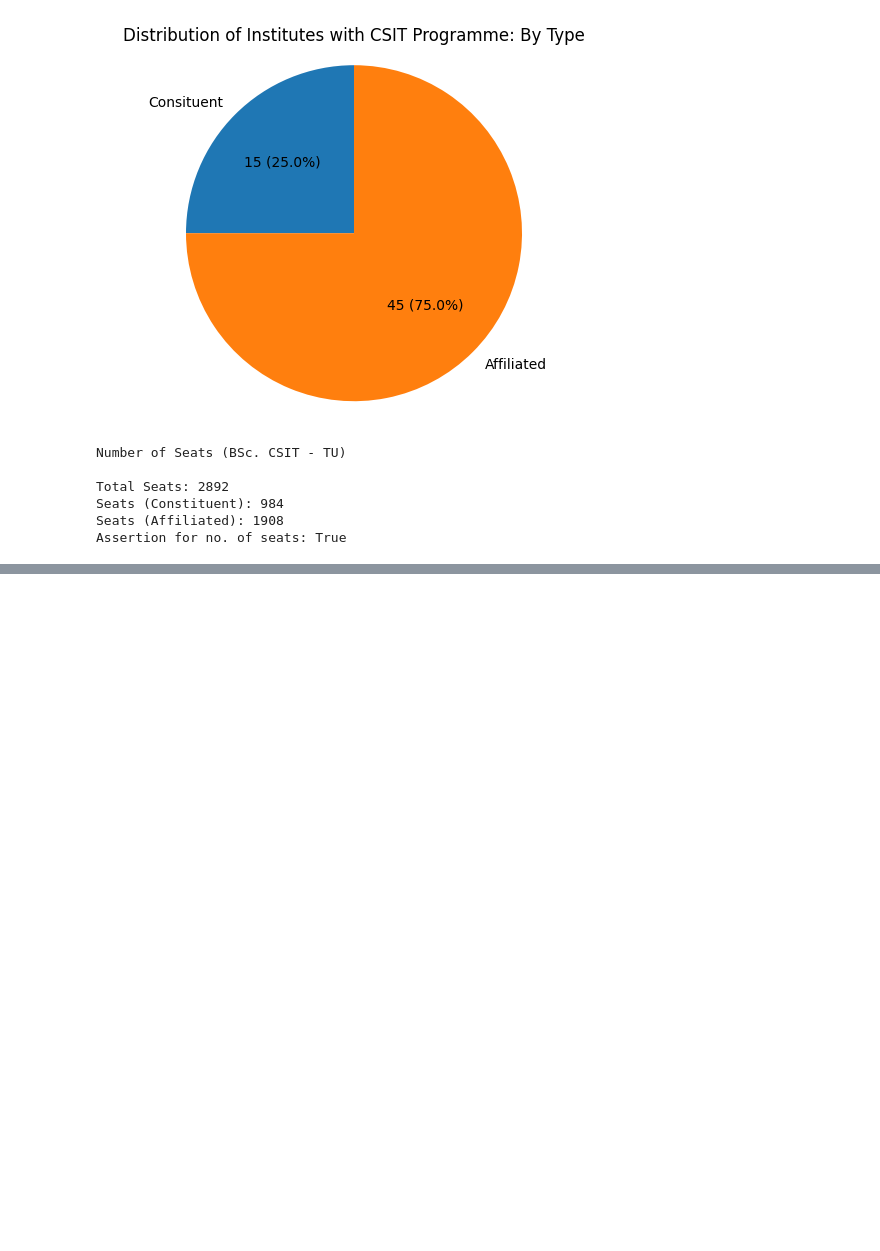
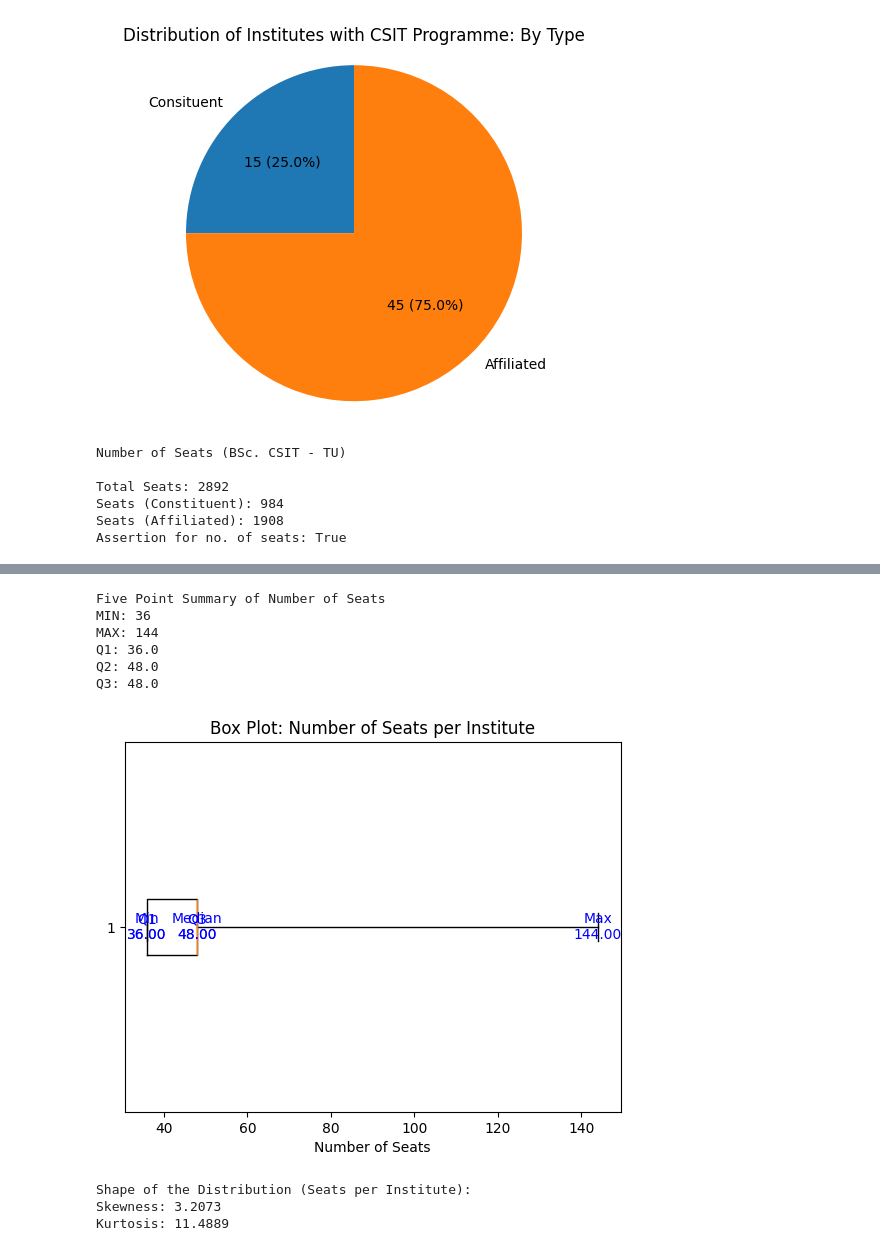
Before and after one commit to aveeyan/CSITAnalyticsNepal, a Jupyter notebook: basic_stats.ipynb, the cells around one changed output, grey strips where cells are left out. Drawn from its saved outputs; the diff is of its cells as text; code cells hidden in the pictures; blank space fills up the shorter version.

Commit message:
Added stats for distribution of seats per institutes

```diff
--- a/basic_stats.ipynb
+++ b/basic_stats.ipynb
@@ -169,0 +172,48 @@ plt.show()
+# %%
+# Calculations III-A: Five point summary values for the data
+seats_per_institute = df["Seats"].to_numpy()
+
+seats_mean = np.mean(seats_per_institute)
+seats_median = np.median(seats_per_institute)
+seats_min = np.min(seats_per_institute)
+seats_max = np.max(seats_per_institute)
+seats_q1 = np.percentile(seats_per_institute, 25)
+seats_q3 = np.percentile(seats_per_institute, 75)
+
+print("Five Point Summary of Number of Seats")
+print("MIN:", seats_min)
+print("MAX:", seats_max)
+print("Q1:", seats_q1)
+print("Q2:", seats_median)
+print("Q3:", seats_q3)
+# %% [output]
+Five Point Summary of Number of Seats
+MIN: 36
+MAX: 144
+Q1: 36.0
+Q2: 48.0
+Q3: 48.0
+# %%
+# Visualization III-A: Box Plot for Number of Seats per institute
+plt.boxplot(seats_per_institute, vert=False, showfliers=False, whis=[0, 100])
+plt.xlabel("Number of Seats")
+plt.title("Box Plot: Number of Seats per Institute")
+
+# Labeling the plot
+for x, label in zip([seats_min, seats_q1, seats_median, seats_q3, seats_max], ["Min", "Q1", "Median", "Q3", "Max"]):
+    plt.text(x, 1, f'{label}\n{x:.2f}', color='blue', va='center', ha='center')
+
+plt.show()
+# %% [output]
+[figure, added]
+# %%
+# Calculations III-B: Skewness and Kurtosis
+seats_skewness = scipy_stats.skew(seats_per_institute)
+seats_kurtosis = scipy_stats.kurtosis(seats_per_institute)
+print("Shape of the Distribution (Seats per Institute):")
+print("Skewness:", round(seats_skewness,4))
+print("Kurtosis:", round(seats_kurtosis, 4))
+# %% [output]
+Shape of the Distribution (Seats per Institute):
+Skewness: 3.2073
+Kurtosis: 11.4889
```
Also changed, not shown: parts of 3 cells of this notebook.
